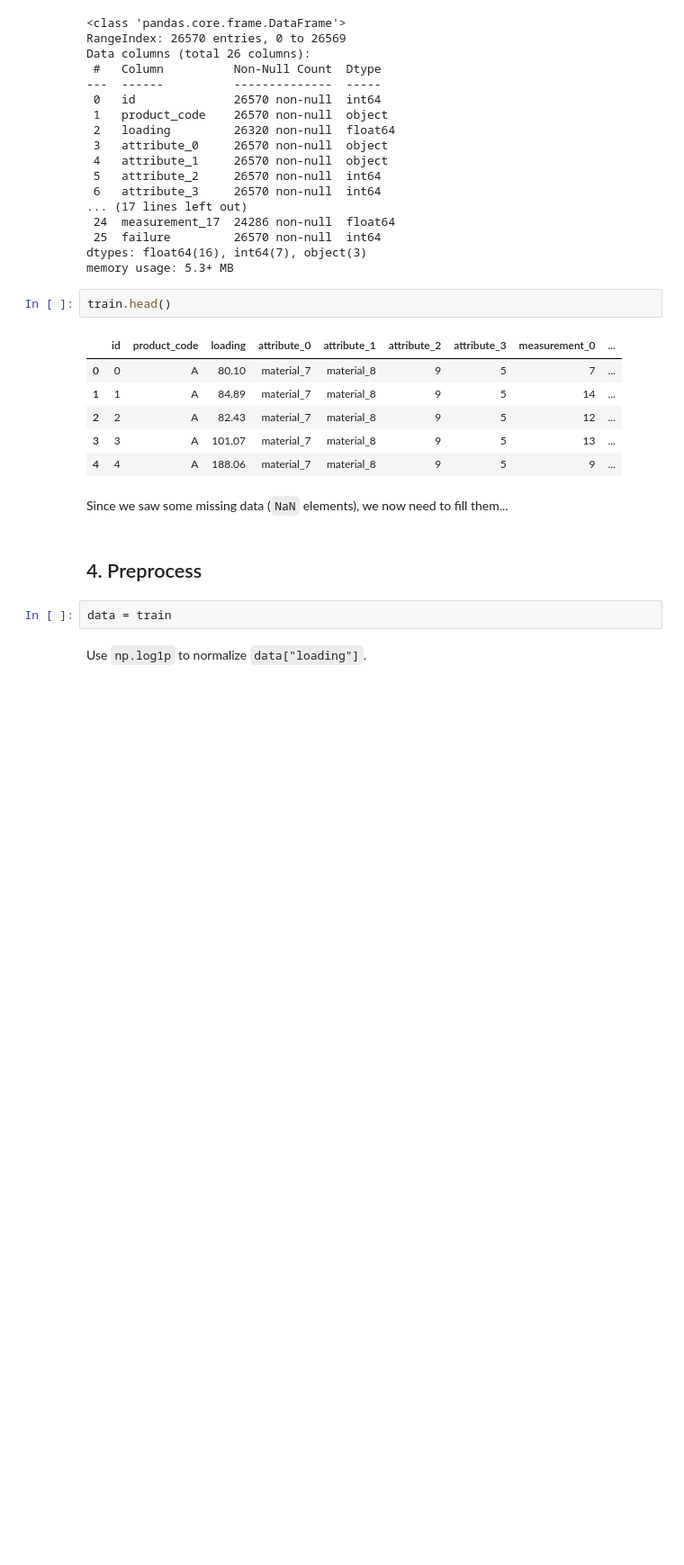
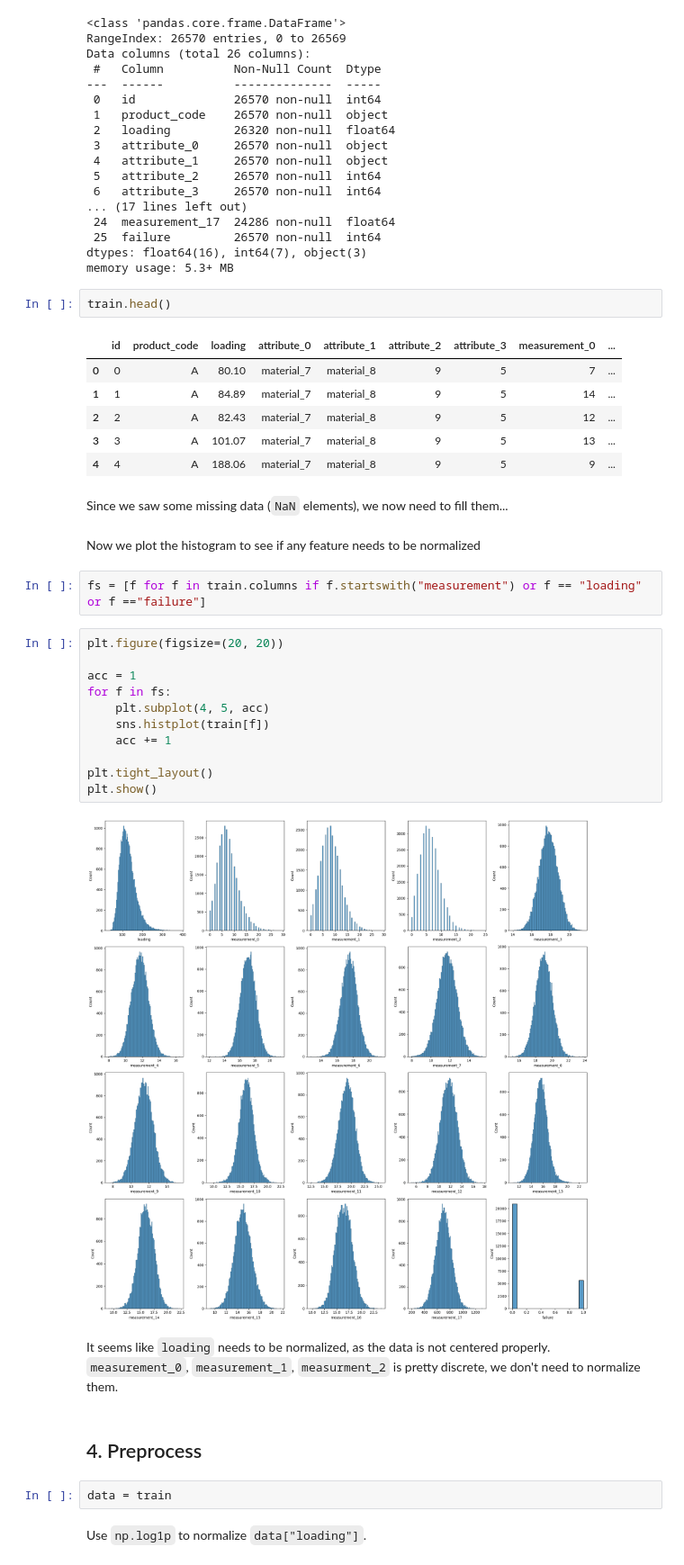
Before and after one commit to smb374/intro-to-ml-2022-final, a Jupyter notebook: train.ipynb, the cells around one changed output. Shown at 90% size. Saved outputs shown, nothing was run; the diff lists cells and outputs as text; blank space fills up the shorter version.

Commit message:
Update train.

```diff
--- a/train.ipynb
+++ b/train.ipynb
@@ -63,6 +63,26 @@ train.head()
 | 4 | 4 | A | 188.06 | material_7 | material_8 | 9 | 5 | 9 | ... |
 # %% [markdown]
 Since we saw some missing data (`NaN` elements), we now need to fill them...
+# %% [markdown]
+Now we plot the histogram to see if any feature needs to be normalized
+# %%
+fs = [f for f in train.columns if f.startswith("measurement") or f == "loading" or f =="failure"]
+# %%
+plt.figure(figsize=(20, 20))
+
+acc = 1
+for f in fs:
+    plt.subplot(4, 5, acc)
+    sns.histplot(train[f])
+    acc += 1
+
+plt.tight_layout()
+plt.show()
+# %% [output]
+[figure, added]
+# %% [markdown]
+It seems like `loading` needs to be normalized, as the data is not centered properly. `measurement_0`, `measurement_1`, `measurment_2` is
+pretty discrete, we don't need to normalize them.
 # %% [markdown]
 ## 4. Preprocess
 # %%
```
Also changed, not shown: parts of 2 cells of this notebook.
